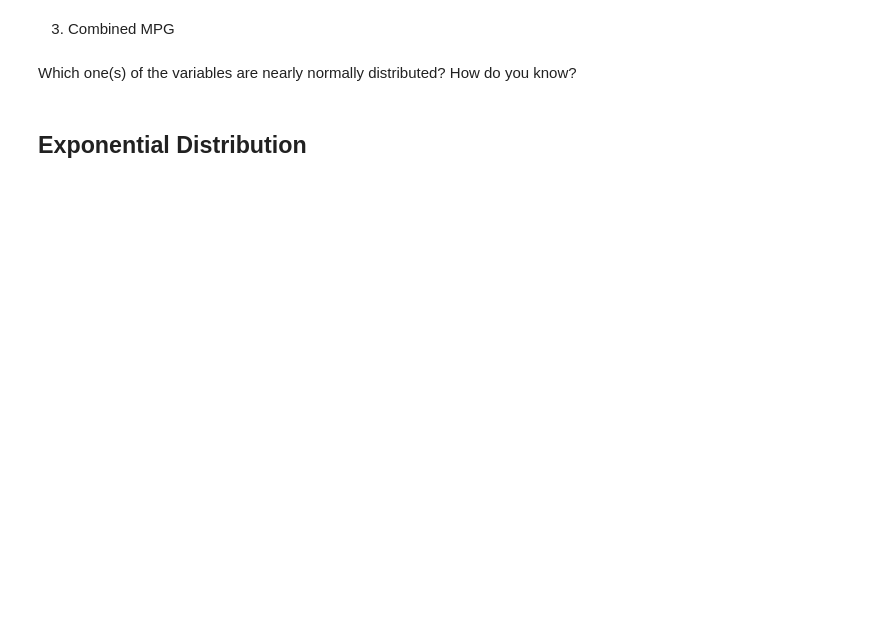
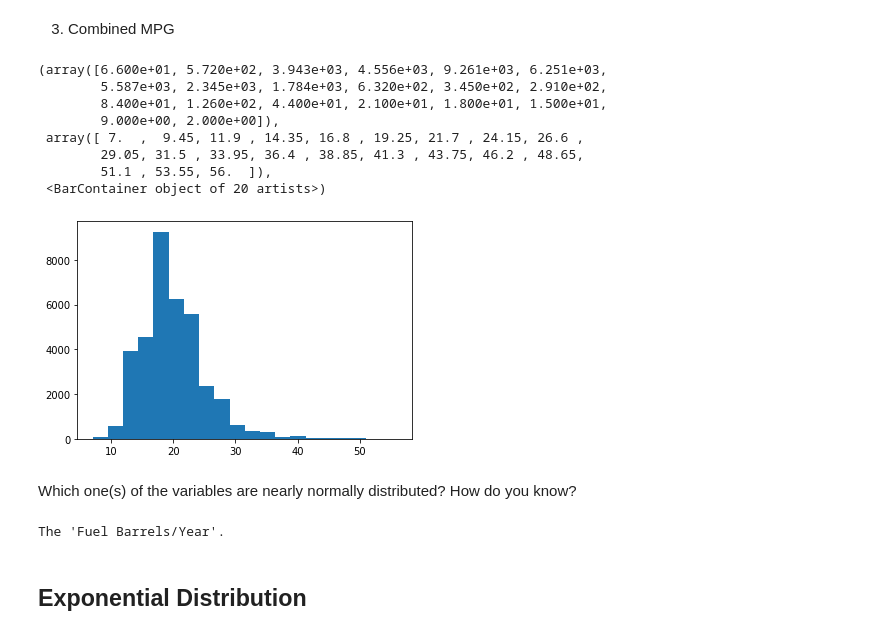
Before and after one commit to leo-cavalcante/data-ft-par-labs, a Jupyter notebook: Labs/module_2/9. Probability_distribution/Continuous.ipynb, the cells around one changed output. Cells and saved outputs as stored; diff of their text form; code cells hidden in the pictures; blank space fills up the shorter version.

```diff
--- a/Labs/module_2/9. Probability_distribution/Continuous.ipynb
+++ b/Labs/module_2/9. Probability_distribution/Continuous.ipynb
@@ -184,10 +221,24 @@ Then plot the histograms for the following variables:
 3. Combined MPG
 # %%
 # your code here
+plt.hist(vehicles["Combined MPG"], bins=20)
+# %% [output]
+(array([6.600e+01, 5.720e+02, 3.943e+03, 4.556e+03, 9.261e+03, 6.251e+03,
+        5.587e+03, 2.345e+03, 1.784e+03, 6.320e+02, 3.450e+02, 2.910e+02,
+        8.400e+01, 1.260e+02, 4.400e+01, 2.100e+01, 1.800e+01, 1.500e+01,
+        9.000e+00, 2.000e+00]),
+ array([ 7.  ,  9.45, 11.9 , 14.35, 16.8 , 19.25, 21.7 , 24.15, 26.6 ,
+        29.05, 31.5 , 33.95, 36.4 , 38.85, 41.3 , 43.75, 46.2 , 48.65,
+        51.1 , 53.55, 56.  ]),
+ <BarContainer object of 20 artists>)
+[figure, added]
 # %% [markdown]
 Which one(s) of the variables are nearly normally distributed? How do you know?
 # %%
 # your answer here
+print("""The 'Fuel Barrels/Year'.""")
+# %% [output]
+The 'Fuel Barrels/Year'.
 # %% [markdown]
 ## Exponential Distribution
 # %% [markdown]
```
Also changed, not shown: parts of 15 cells of this notebook, 8 other files.
